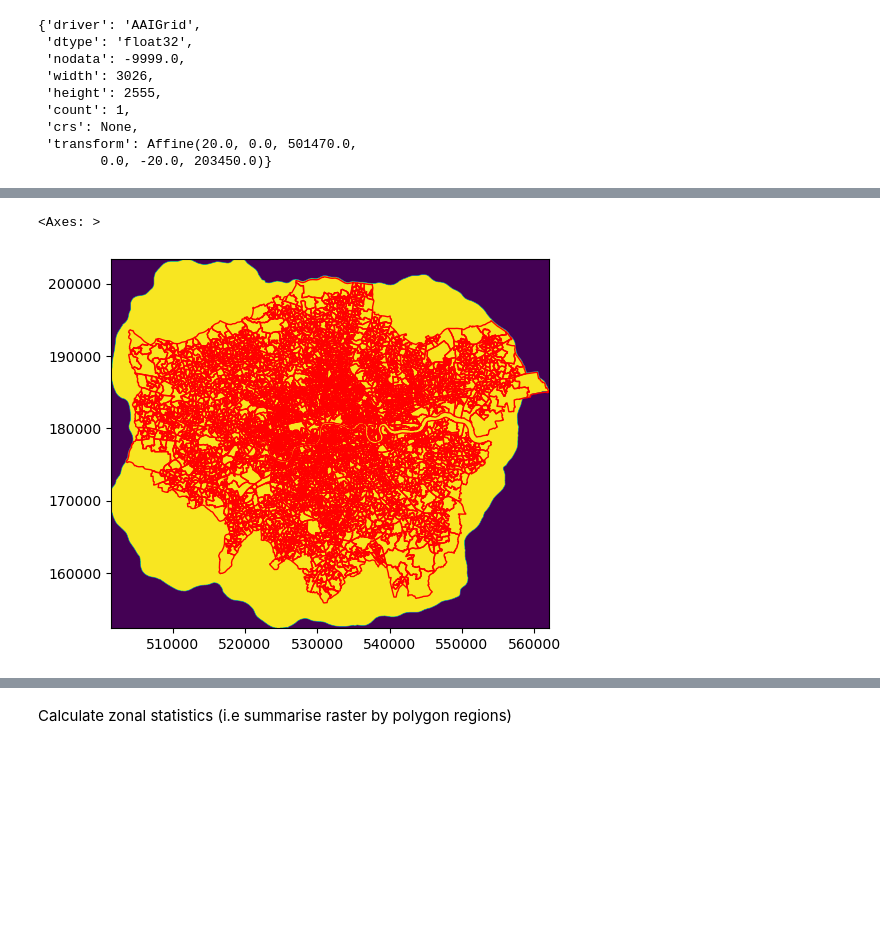
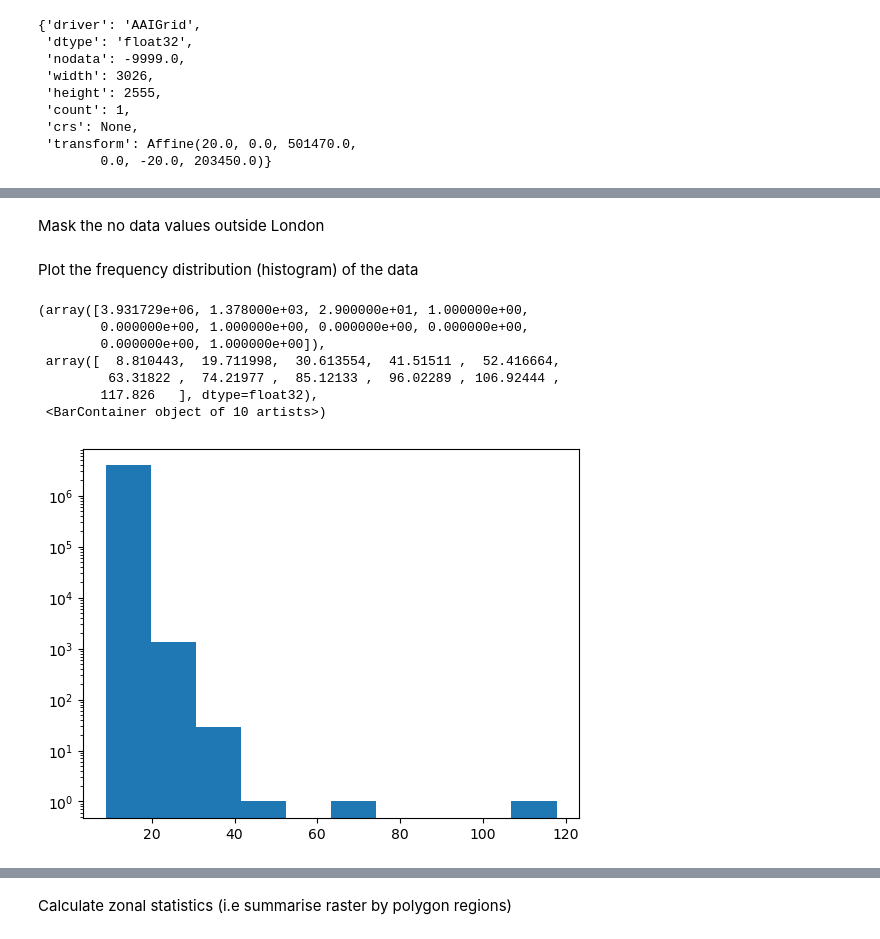
Before and after one commit to jamesdamillington/london-data, a Jupyter notebook: code/london-airquality.ipynb, the cells around one changed output, grey strips where cells are left out. Drawn from its saved outputs; the diff is of its cells as text; code cells hidden in the pictures; blank space fills up the shorter version.

```diff
--- a/code/london-airquality.ipynb
+++ b/code/london-airquality.ipynb
@@ -71,8 +83,3 @@ Visually check spatial alignment
-# %%
-fig,ax1=plt.subplots(1)
-show((pm25_2019,1), cmap='viridis',ax=ax1)  #rasterio show, reading the first layer from the DatasetReader object
-london21.plot(ax=ax1, facecolor='None', edgecolor='red', linewidth=1)
-# %% [output]
-<Axes: >
-[figure, removed]
+# %% [markdown]
+Mask the no data values outside London
 # %%
@@ -83,0 +88,13 @@ pm2015_lon[pm2015_lon == -9999.0] = np.nan
+# %% [markdown]
+Plot the frequency distribution (histogram) of the data
+# %%
+plt.hist(pm25_19_lon.flatten(),log=True)
+# %% [output]
+(array([3.931729e+06, 1.378000e+03, 2.900000e+01, 1.000000e+00,
+        0.000000e+00, 1.000000e+00, 0.000000e+00, 0.000000e+00,
+        0.000000e+00, 1.000000e+00]),
+ array([  8.810443,  19.711998,  30.613554,  41.51511 ,  52.416664,
+         63.31822 ,  74.21977 ,  85.12133 ,  96.02289 , 106.92444 ,
+        117.826   ], dtype=float32),
+ <BarContainer object of 10 artists>)
+[figure, added]
```
Also changed, not shown: parts of 23 cells of this notebook.
